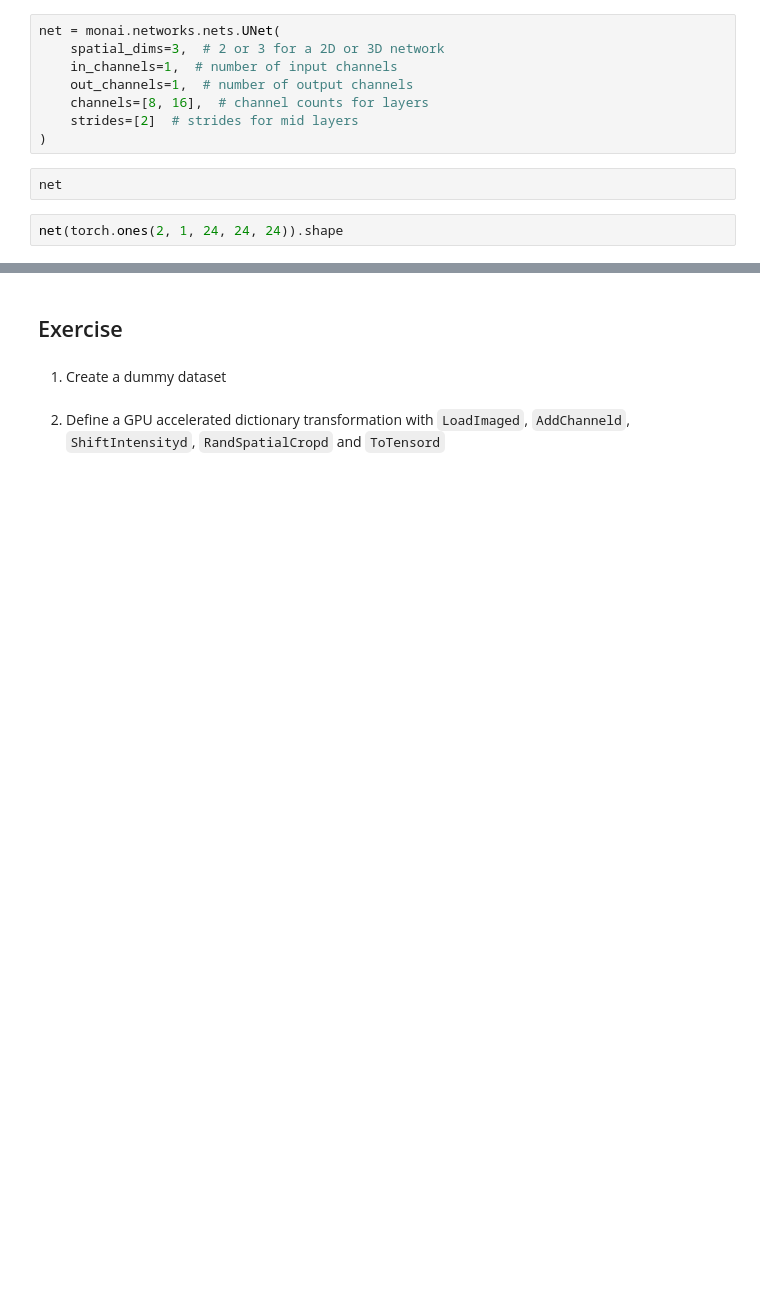
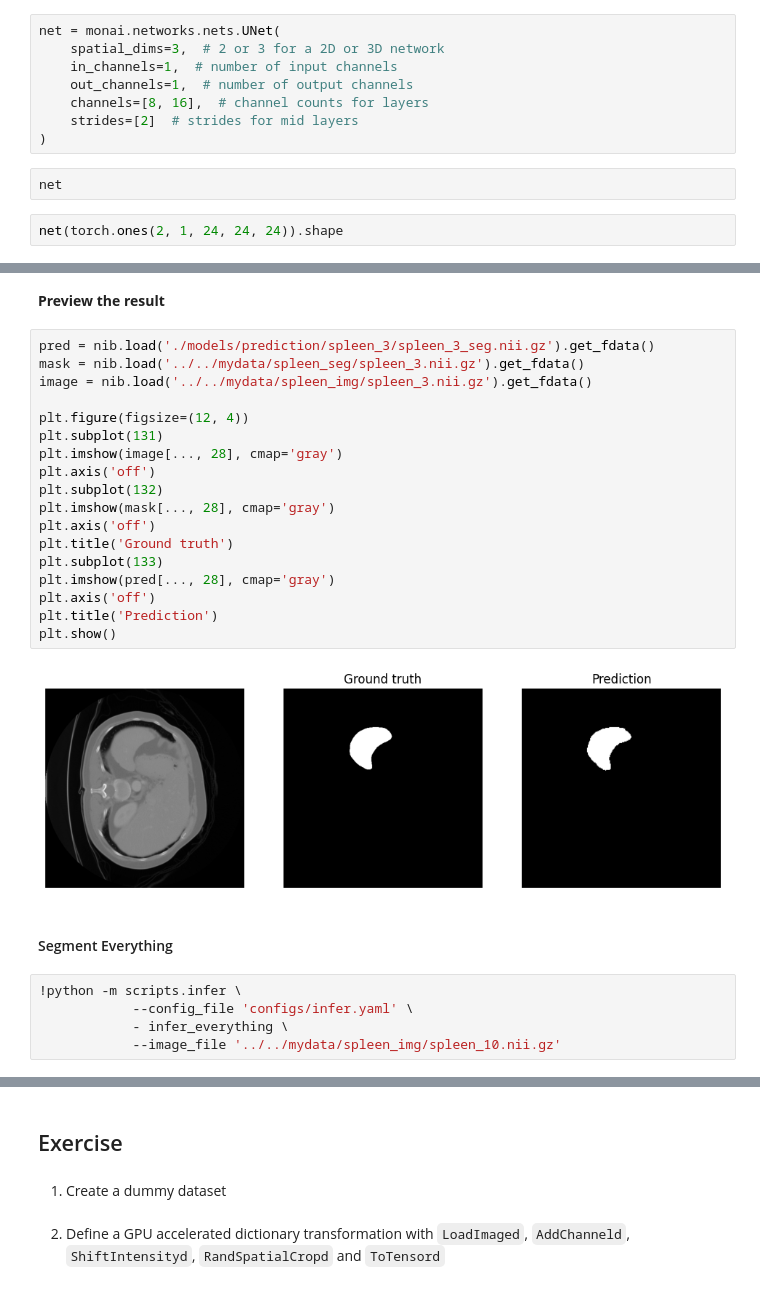
Before and after one commit to WarrenTseng/monai_endoscopy_tutorial, a Jupyter notebook: MONAICore/MONAI_Getting_Started_Exploration_colab.ipynb, the cells around one changed output, grey strips where cells are left out. Cells and saved outputs as stored; diff of their text form; blank space fills up the shorter version.

```diff
--- a/MONAICore/MONAI_Getting_Started_Exploration_colab.ipynb
+++ b/MONAICore/MONAI_Getting_Started_Exploration_colab.ipynb
@@ -385,0 +521,29 @@ net(torch.ones(2, 1, 24, 24, 24)).shape
+# %% [markdown]
+**Preview the result**
+# %%
+pred = nib.load('./models/prediction/spleen_3/spleen_3_seg.nii.gz').get_fdata()
+mask = nib.load('../../mydata/spleen_seg/spleen_3.nii.gz').get_fdata()
+image = nib.load('../../mydata/spleen_img/spleen_3.nii.gz').get_fdata()
+
+plt.figure(figsize=(12, 4))
+plt.subplot(131)
+plt.imshow(image[..., 28], cmap='gray')
+plt.axis('off')
+plt.subplot(132)
+plt.imshow(mask[..., 28], cmap='gray')
+plt.axis('off')
+plt.title('Ground truth')
+plt.subplot(133)
+plt.imshow(pred[..., 28], cmap='gray')
+plt.axis('off')
+plt.title('Prediction')
+plt.show()
+# %% [output]
+[figure, added]
+# %% [markdown]
+#### Segment Everything
+# %%
+!python -m scripts.infer \
+            --config_file 'configs/infer.yaml' \
+            - infer_everything \
+            --image_file '../../mydata/spleen_img/spleen_10.nii.gz'
```
Also changed, not shown: parts of 17 cells of this notebook.
